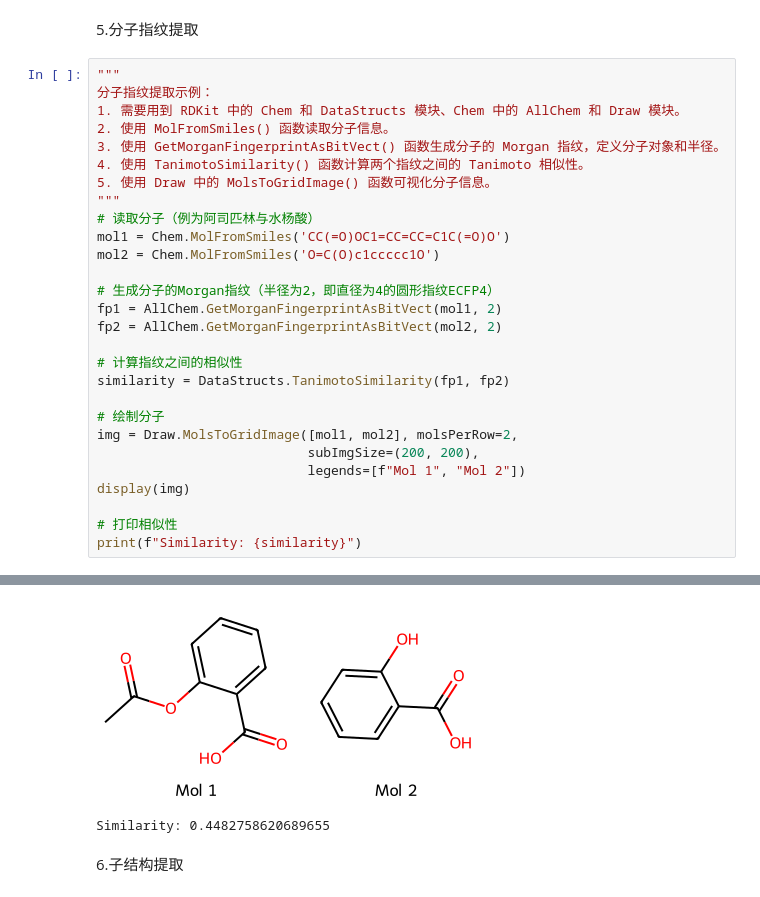
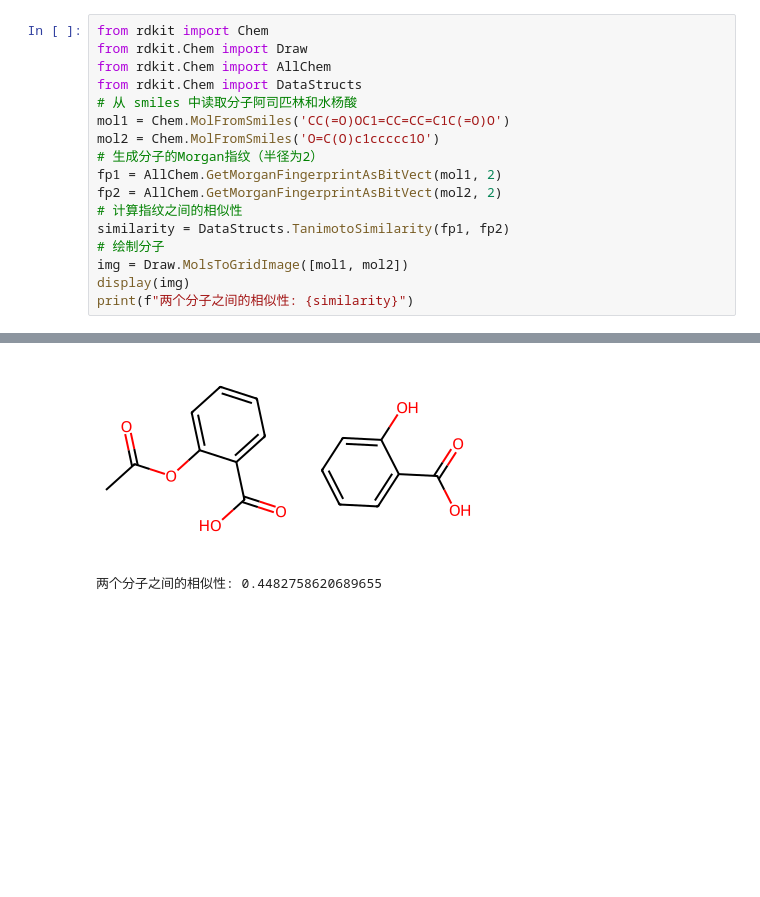
Before and after one commit to ZheLi-Lab/CADD_Class_Data, a Jupyter notebook: chapter6/Part1_Basic.ipynb, the cells around one changed output, grey strips where cells are left out. Saved outputs shown, nothing was run; the diff lists cells and outputs as text; blank space fills up the shorter version.

```diff
--- a/chapter6/Part1_Basic.ipynb
+++ b/chapter6/Part1_Basic.ipynb
@@ -277,32 +188,19 @@ Molecular volume: 83.06400000000002
 [figure]
-# %% [markdown]
-5.分子指纹提取
 # %%
-"""
-分子指纹提取示例：
-1. 需要用到 RDKit 中的 Chem 和 DataStructs 模块、Chem 中的 AllChem 和 Draw 模块。
-2. 使用 MolFromSmiles() 函数读取分子信息。
-3. 使用 GetMorganFingerprintAsBitVect() 函数生成分子的 Morgan 指纹，定义分子对象和半径。
-4. 使用 TanimotoSimilarity() 函数计算两个指纹之间的 Tanimoto 相似性。
-5. 使用 Draw 中的 MolsToGridImage() 函数可视化分子信息。
-"""
-# 读取分子（例为阿司匹林与水杨酸）
+from rdkit import Chem
+from rdkit.Chem import Draw
+from rdkit.Chem import AllChem
+from rdkit.Chem import DataStructs
+# 从 smiles 中读取分子阿司匹林和水杨酸
 mol1 = Chem.MolFromSmiles('CC(=O)OC1=CC=CC=C1C(=O)O')
 mol2 = Chem.MolFromSmiles('O=C(O)c1ccccc1O')
-
-# 生成分子的Morgan指纹（半径为2，即直径为4的圆形指纹ECFP4）
+# 生成分子的Morgan指纹（半径为2）
 fp1 = AllChem.GetMorganFingerprintAsBitVect(mol1, 2)
 fp2 = AllChem.GetMorganFingerprintAsBitVect(mol2, 2)
-
 # 计算指纹之间的相似性
 similarity = DataStructs.TanimotoSimilarity(fp1, fp2)
-
 # 绘制分子
-img = Draw.MolsToGridImage([mol1, mol2], molsPerRow=2,
-                           subImgSize=(200, 200),
-                           legends=[f"Mol 1", "Mol 2"])
+img = Draw.MolsToGridImage([mol1, mol2])
 display(img)
-
-# 打印相似性
-print(f"Similarity: {similarity}")
+print(f"两个分子之间的相似性: {similarity}")
 # %% [output]
@@ -309,5 +209,3 @@ print(f"Similarity: {similarity}")
-[figure, old version]
+[figure, new version]
-Similarity: 0.4482758620689655
+两个分子之间的相似性: 0.4482758620689655
-# %% [markdown]
-6.子结构提取
 # %%
```
Also changed, not shown: parts of 22 cells of this notebook, 32 other files.
